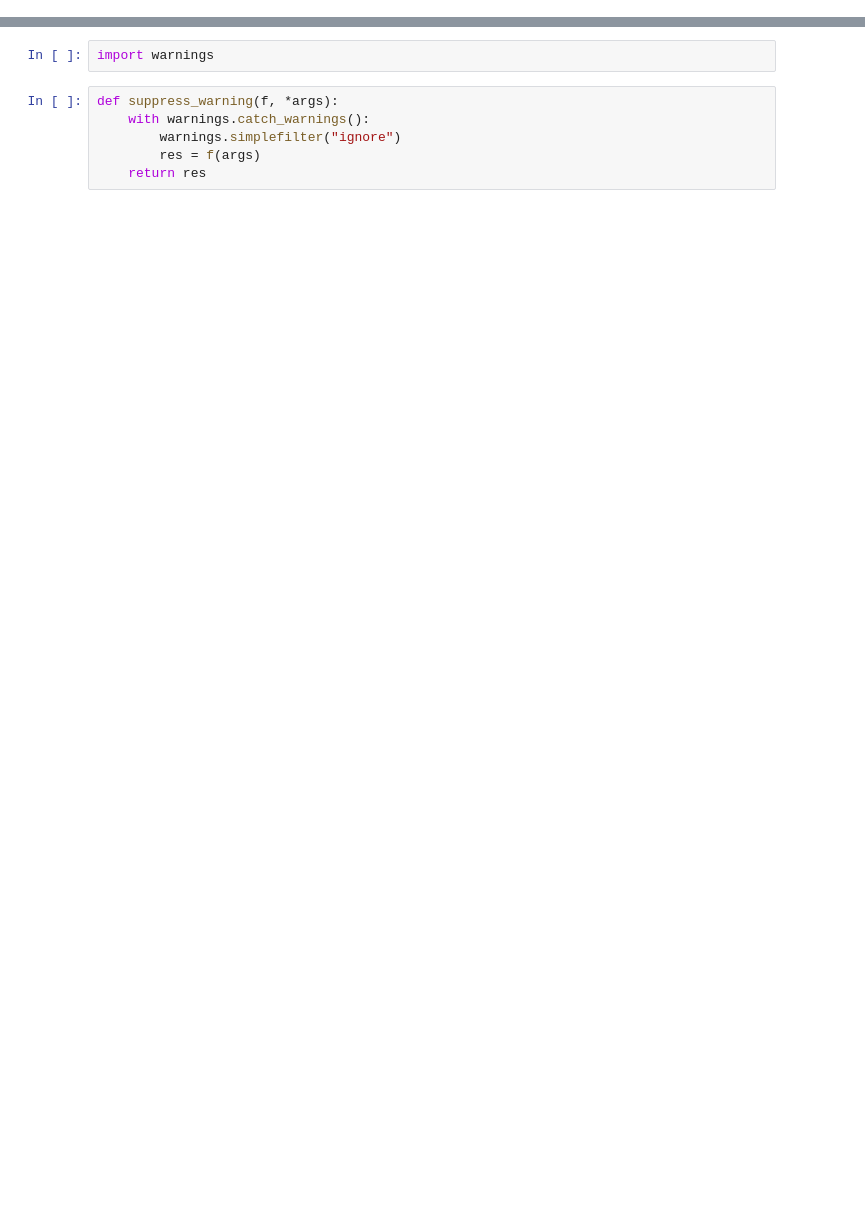
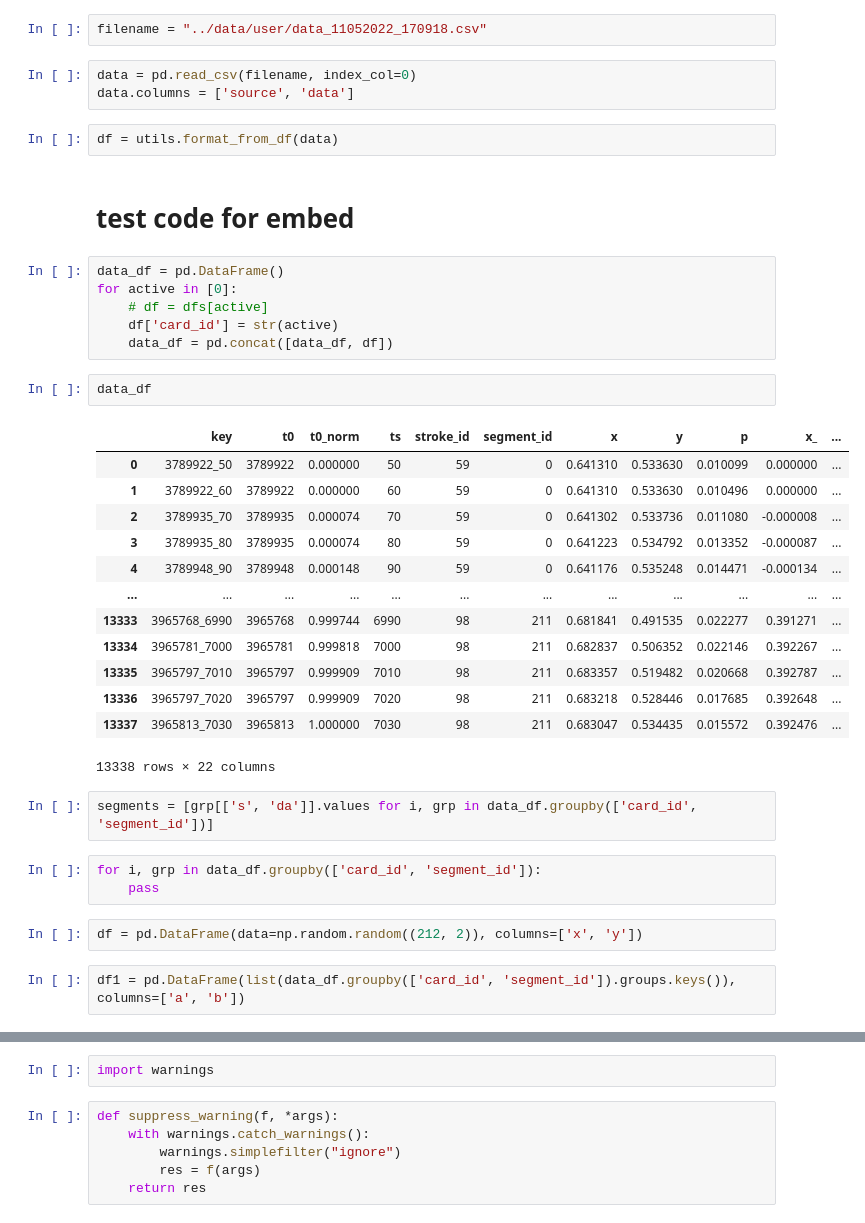
Before and after one commit to ircam-ismm/nime2022-elicitation-demo, a Jupyter notebook: notebooks/analysis.ipynb, the cells around one changed output, grey strips where cells are left out. Drawn from its saved outputs; the diff is of its cells as text; blank space fills up the shorter version.

```diff
--- a/notebooks/analysis.ipynb
+++ b/notebooks/analysis.ipynb
@@ -2,0 +5,40 @@
+# %%
+filename = "../data/user/data_11052022_170918.csv"
+# %%
+data = pd.read_csv(filename, index_col=0)
+data.columns = ['source', 'data']
+# %%
+df = utils.format_from_df(data)
+# %% [markdown]
+# test code for embed
+# %%
+data_df = pd.DataFrame()
+for active in [0]:
+    # df = dfs[active]
+    df['card_id'] = str(active)
+    data_df = pd.concat([data_df, df])
+# %%
+data_df
+# %% [output]
+|  | key | t0 | t0_norm | ts | stroke_id | segment_id | x | y | p | x_ | ... |
+| 0 | 3789922_50 | 3789922 | 0.000000 | 50 | 59 | 0 | 0.641310 | 0.533630 | 0.010099 | 0.000000 | ... |
+| 1 | 3789922_60 | 3789922 | 0.000000 | 60 | 59 | 0 | 0.641310 | 0.533630 | 0.010496 | 0.000000 | ... |
+| 2 | 3789935_70 | 3789935 | 0.000074 | 70 | 59 | 0 | 0.641302 | 0.533736 | 0.011080 | -0.000008 | ... |
+| 3 | 3789935_80 | 3789935 | 0.000074 | 80 | 59 | 0 | 0.641223 | 0.534792 | 0.013352 | -0.000087 | ... |
+| 4 | 3789948_90 | 3789948 | 0.000148 | 90 | 59 | 0 | 0.641176 | 0.535248 | 0.014471 | -0.000134 | ... |
+| ... | ... | ... | ... | ... | ... | ... | ... | ... | ... | ... | ... |
+| 13333 | 3965768_6990 | 3965768 | 0.999744 | 6990 | 98 | 211 | 0.681841 | 0.491535 | 0.022277 | 0.391271 | ... |
+| 13334 | 3965781_7000 | 3965781 | 0.999818 | 7000 | 98 | 211 | 0.682837 | 0.506352 | 0.022146 | 0.392267 | ... |
+| 13335 | 3965797_7010 | 3965797 | 0.999909 | 7010 | 98 | 211 | 0.683357 | 0.519482 | 0.020668 | 0.392787 | ... |
+| 13336 | 3965797_7020 | 3965797 | 0.999909 | 7020 | 98 | 211 | 0.683218 | 0.528446 | 0.017685 | 0.392648 | ... |
+| 13337 | 3965813_7030 | 3965813 | 1.000000 | 7030 | 98 | 211 | 0.683047 | 0.534435 | 0.015572 | 0.392476 | ... |
+13338 rows × 22 columns
+# %%
+segments = [grp[['s', 'da']].values for i, grp in data_df.groupby(['card_id', 'segment_id'])]
+# %%
+for i, grp in data_df.groupby(['card_id', 'segment_id']):
+    pass
+# %%
+df = pd.DataFrame(data=np.random.random((212, 2)), columns=['x', 'y'])
+# %%
+df1 = pd.DataFrame(list(data_df.groupby(['card_id', 'segment_id']).groups.keys()), columns=['a', 'b'])
```
Also changed, not shown: parts of 12 cells of this notebook, 6 other files.
